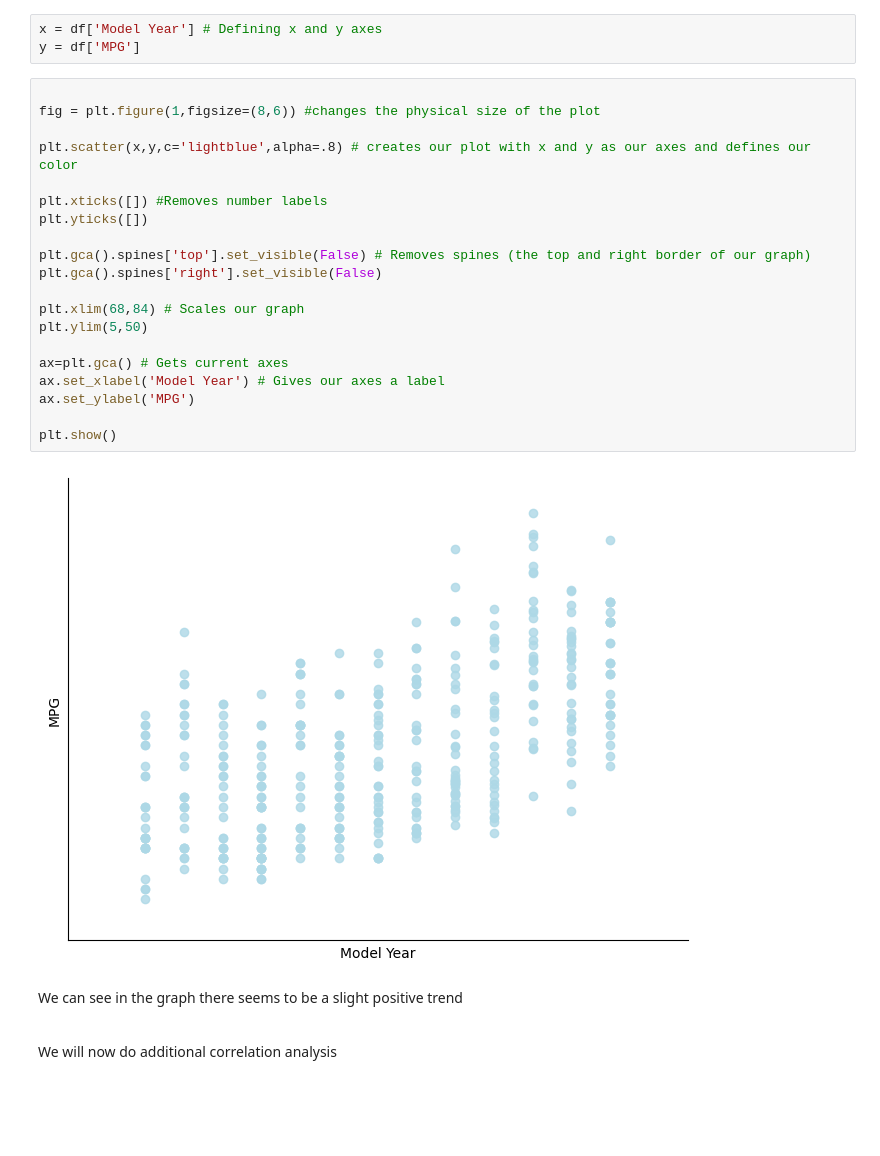
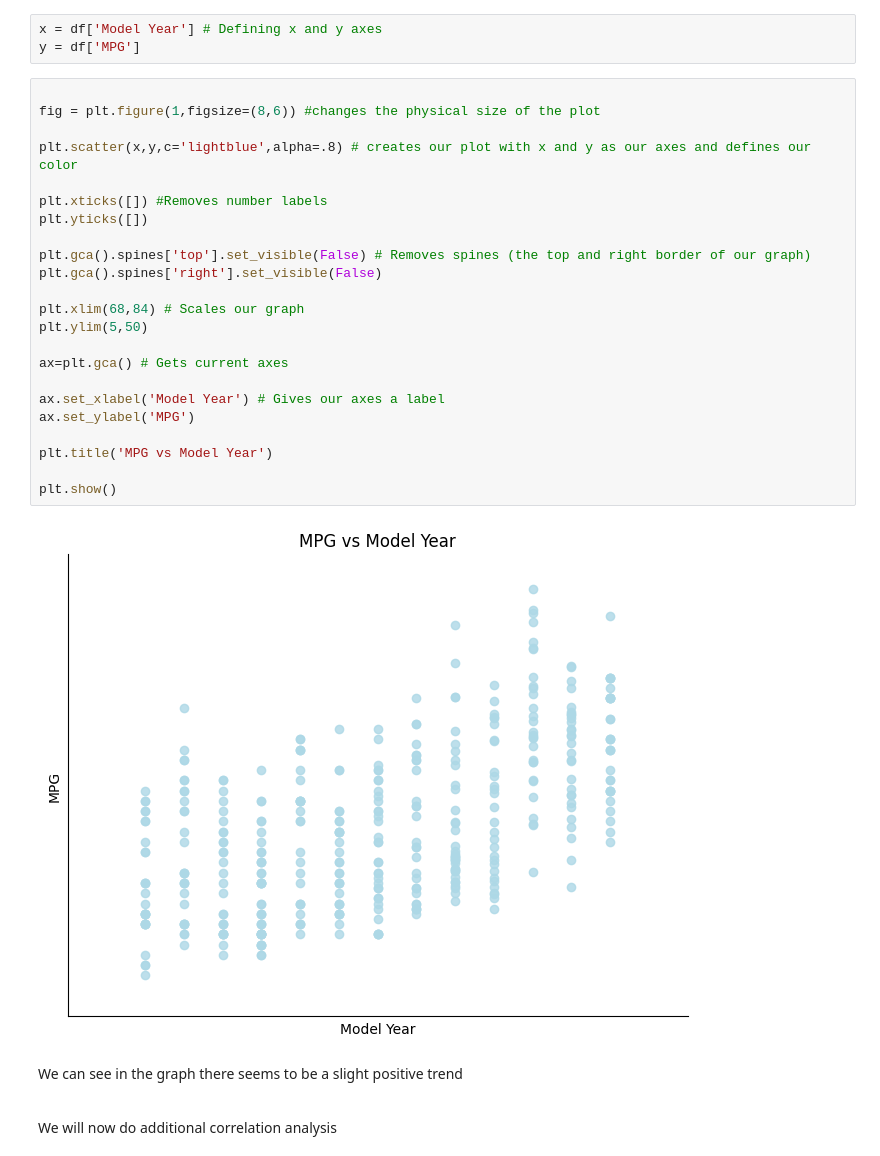
Before and after one commit to adenletchworth/Auto-MPG-Data-Analysis, a Jupyter notebook: dataAnalysis.ipynb, the cells around one changed output. Saved outputs shown, nothing was run; the diff lists cells and outputs as text; blank space fills up the shorter version.

```diff
--- a/dataAnalysis.ipynb
+++ b/dataAnalysis.ipynb
@@ -16,25 +16,28 @@ y = df['MPG']
 # %%
 
 fig = plt.figure(1,figsize=(8,6)) #changes the physical size of the plot
 
 plt.scatter(x,y,c='lightblue',alpha=.8) # creates our plot with x and y as our axes and defines our color
 
 plt.xticks([]) #Removes number labels
 plt.yticks([])
 
 plt.gca().spines['top'].set_visible(False) # Removes spines (the top and right border of our graph)
 plt.gca().spines['right'].set_visible(False)
 
 plt.xlim(68,84) # Scales our graph
 plt.ylim(5,50)
 
 ax=plt.gca() # Gets current axes
+
 ax.set_xlabel('Model Year') # Gives our axes a label
 ax.set_ylabel('MPG')
 
+plt.title('MPG vs Model Year')
+
 plt.show()
 # %% [output]
-[figure, old version]
+[figure, new version]
 # %% [markdown]
 We can see in the graph there seems to be a slight positive trend
 
```
Also changed, not shown: parts of 4 cells of this notebook.
